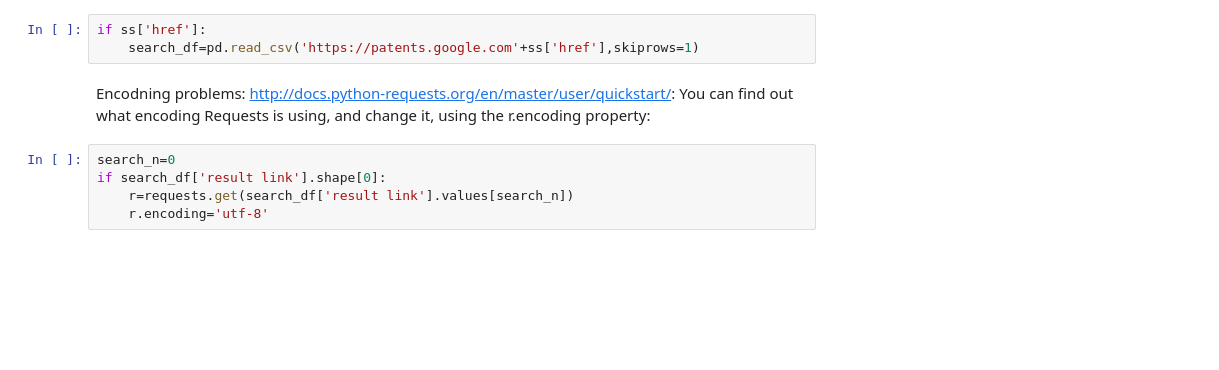
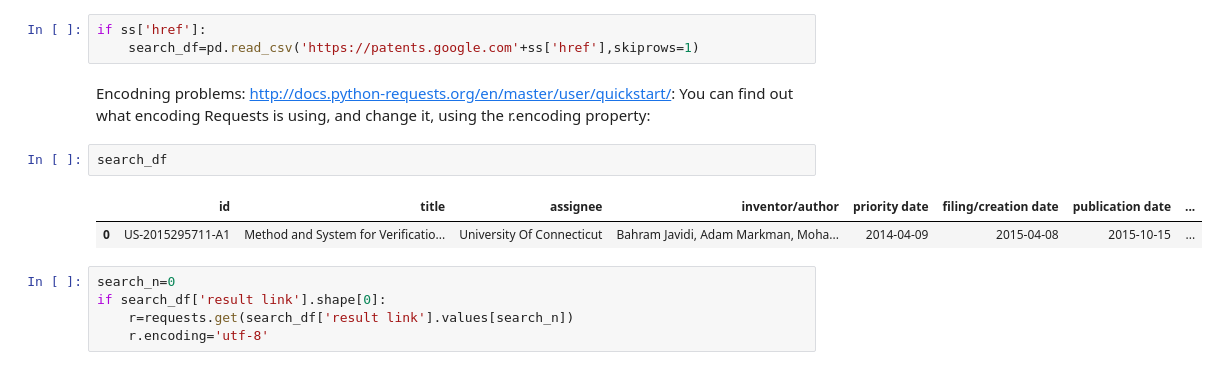
Before and after one commit to restrepo/run_firefox_from_jupyter, a Jupyter notebook: Googe_search_engine.ipynb, the cells around one changed output. Drawn from its saved outputs; the diff is of its cells as text; blank space fills up the shorter version.

```diff
--- a/Googe_search_engine.ipynb
+++ b/Googe_search_engine.ipynb
@@ -74,6 +74,11 @@ if ss['href']:
     search_df=pd.read_csv('https://patents.google.com'+ss['href'],skiprows=1)
 # %% [markdown]
 Encodning problems: http://docs.python-requests.org/en/master/user/quickstart/: You can find out what encoding Requests is using, and change it, using the r.encoding property:
+# %%
+search_df
+# %% [output]
+|  | id | title | assignee | inventor/author | priority date | filing/creation date | publication date | ... |
+| 0 | US-2015295711-A1 | Method and System for Verificatio... | University Of Connecticut | Bahram Javidi, Adam Markman, Moha... | 2014-04-09 | 2015-04-08 | 2015-10-15 | ... |
 # %%
 search_n=0
 if search_df['result link'].shape[0]:
```
